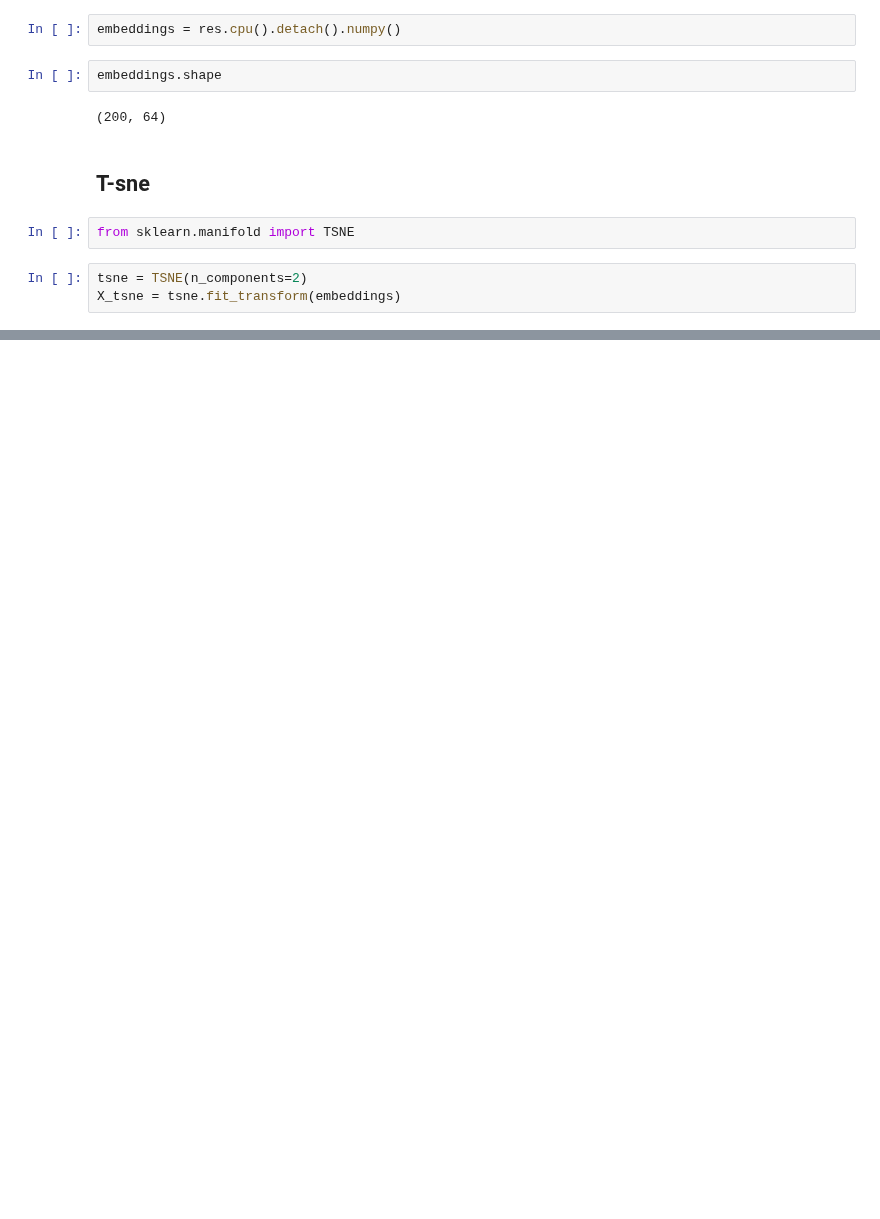
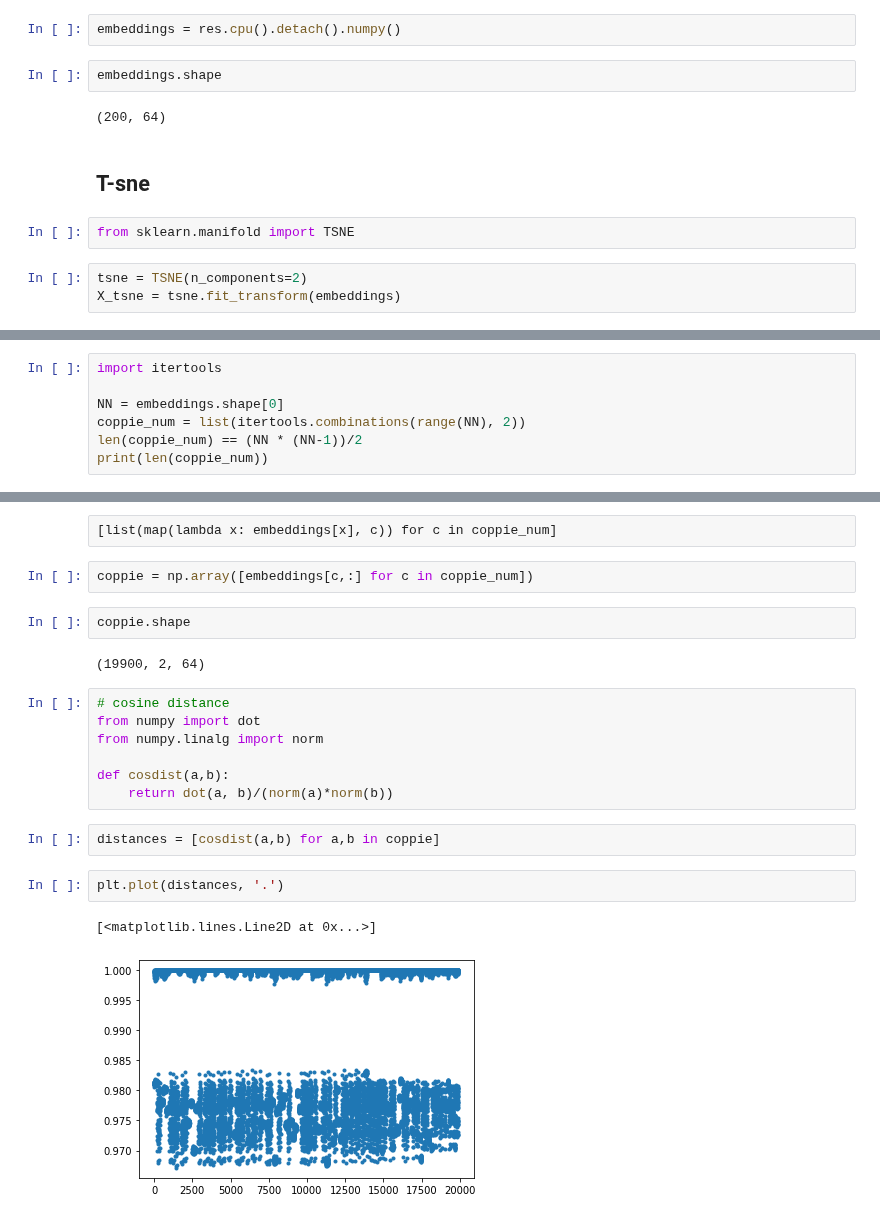
Before and after one commit to dandarm/Embednet, a Jupyter notebook: GNN_training_2.ipynb, the cells around one changed output, grey strips where cells are left out. Saved outputs shown, nothing was run; the diff lists cells and outputs as text; blank space fills up the shorter version.

```diff
--- a/GNN_training_2.ipynb
+++ b/GNN_training_2.ipynb
@@ -364,0 +266,7 @@ for epoch in range(1, 171):
+# %%
+import itertools
+
+NN = embeddings.shape[0]
+coppie_num = list(itertools.combinations(range(NN), 2))
+len(coppie_num) == (NN * (NN-1))/2
+print(len(coppie_num))
@@ -364,0 +279,22 @@ for epoch in range(1, 171):
+# %% [raw]
+[list(map(lambda x: embeddings[x], c)) for c in coppie_num]
+# %%
+coppie = np.array([embeddings[c,:] for c in coppie_num])
+# %%
+coppie.shape
+# %% [output]
+(19900, 2, 64)
+# %%
+# cosine distance
+from numpy import dot
+from numpy.linalg import norm
+
+def cosdist(a,b):
+    return dot(a, b)/(norm(a)*norm(b))
+# %%
+distances = [cosdist(a,b) for a,b in coppie]
+# %%
+plt.plot(distances, '.')
+# %% [output]
+[<matplotlib.lines.Line2D at 0x...>]
+[figure, added]
```
Also changed, not shown: parts of 13 cells of this notebook, 8 other files.
